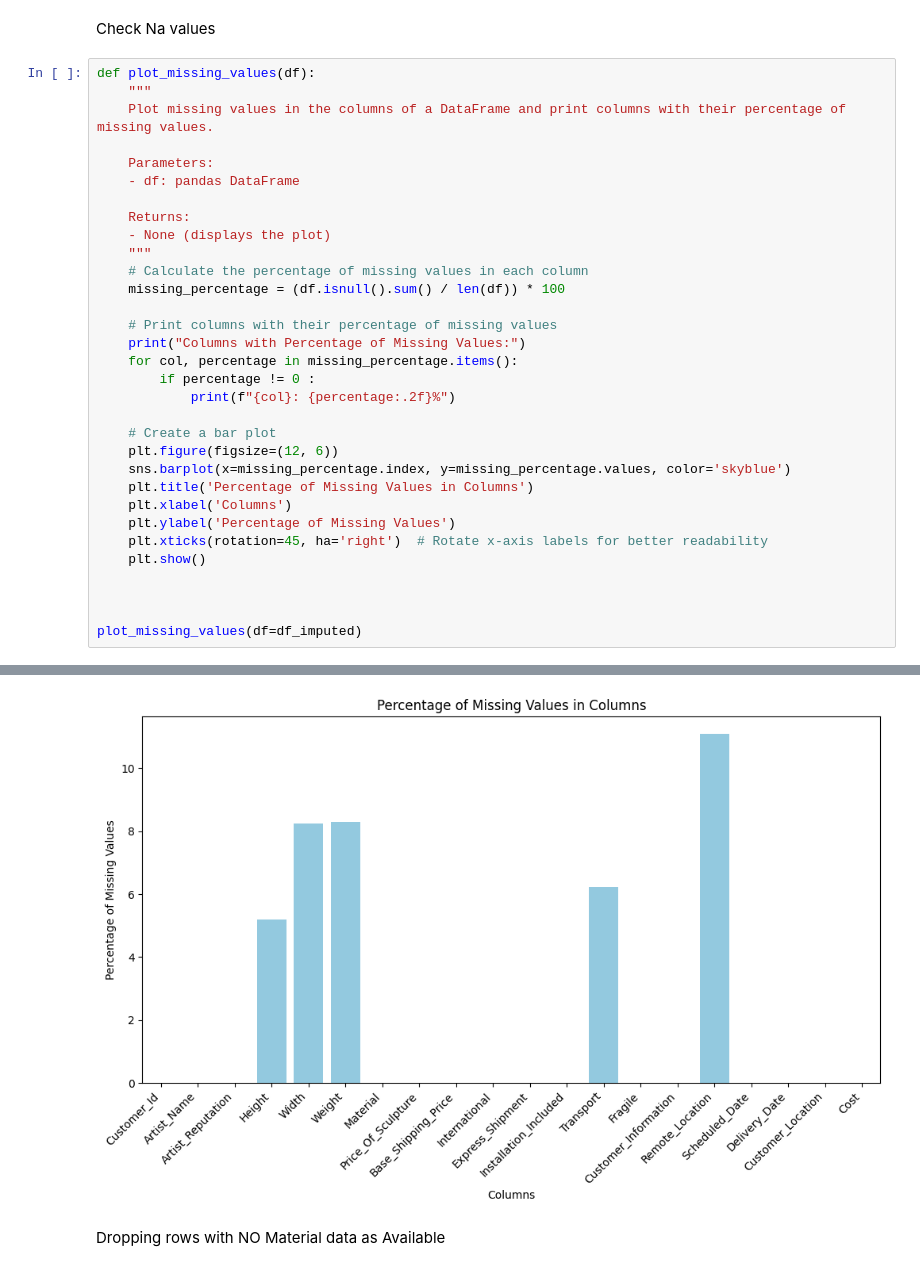
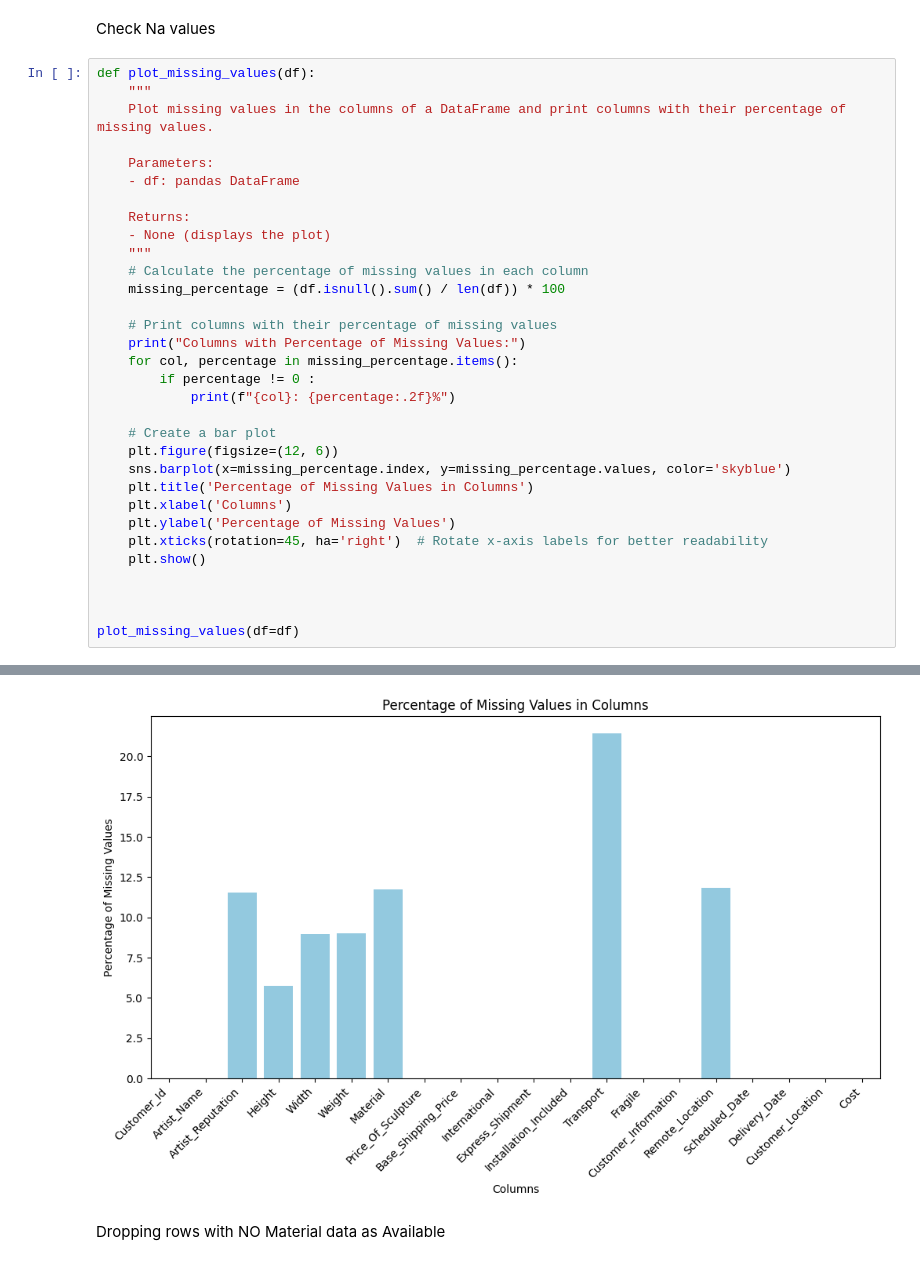
Before and after one commit to Hitesh-Nimbalkar/ML_Project, a Jupyter notebook: Notebook/EDA.ipynb, the cells around one changed output, grey strips where cells are left out. Cells and saved outputs as stored; diff of their text form.

```diff
--- a/Notebook/EDA.ipynb
+++ b/Notebook/EDA.ipynb
@@ -123,6 +123,6 @@ def plot_missing_values(df):
 
 
 
-plot_missing_values(df=df_imputed)
+plot_missing_values(df=df)
 # %% [output]
 Columns with Percentage of Missing Values:
@@ -134,4 +136,4 @@ Remote_Location: 11.09%
-[figure, old version]
+[figure, new version]
 # %% [markdown]
 Dropping rows with NO Material data as Available
 # %%
```
Also changed, not shown: parts of 73 cells of this notebook, 2 other files.
